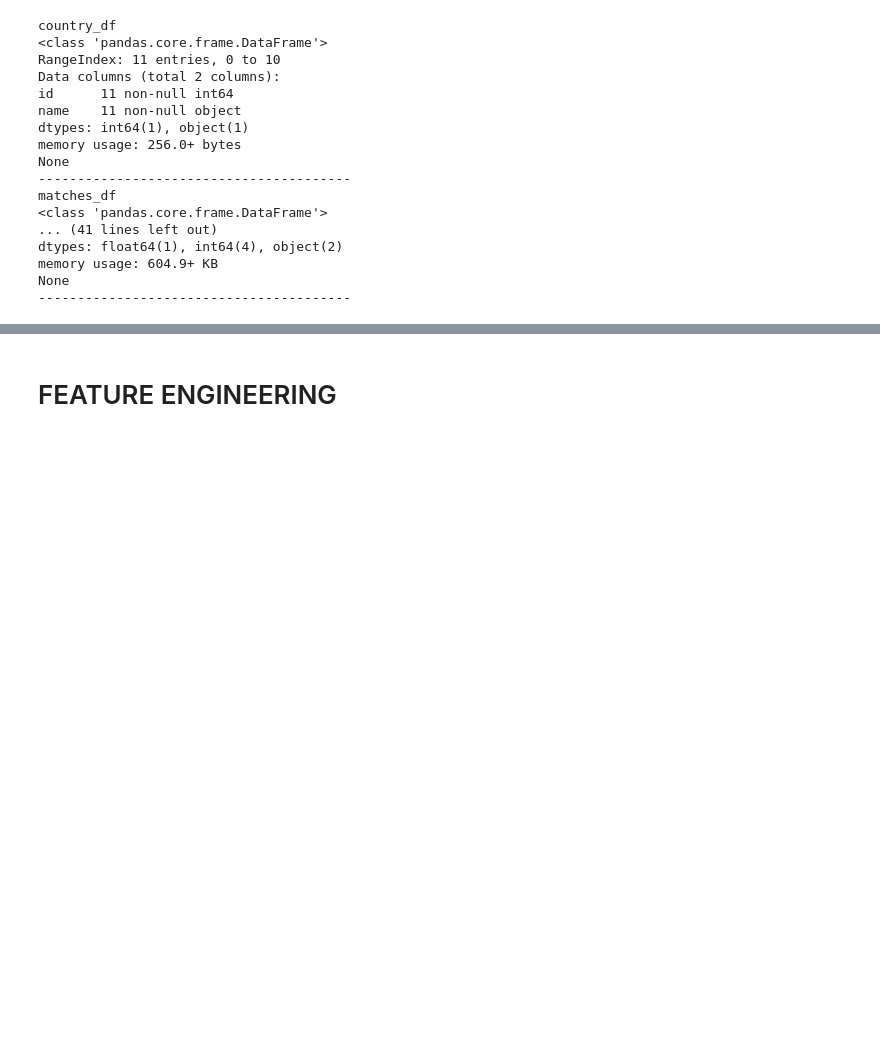
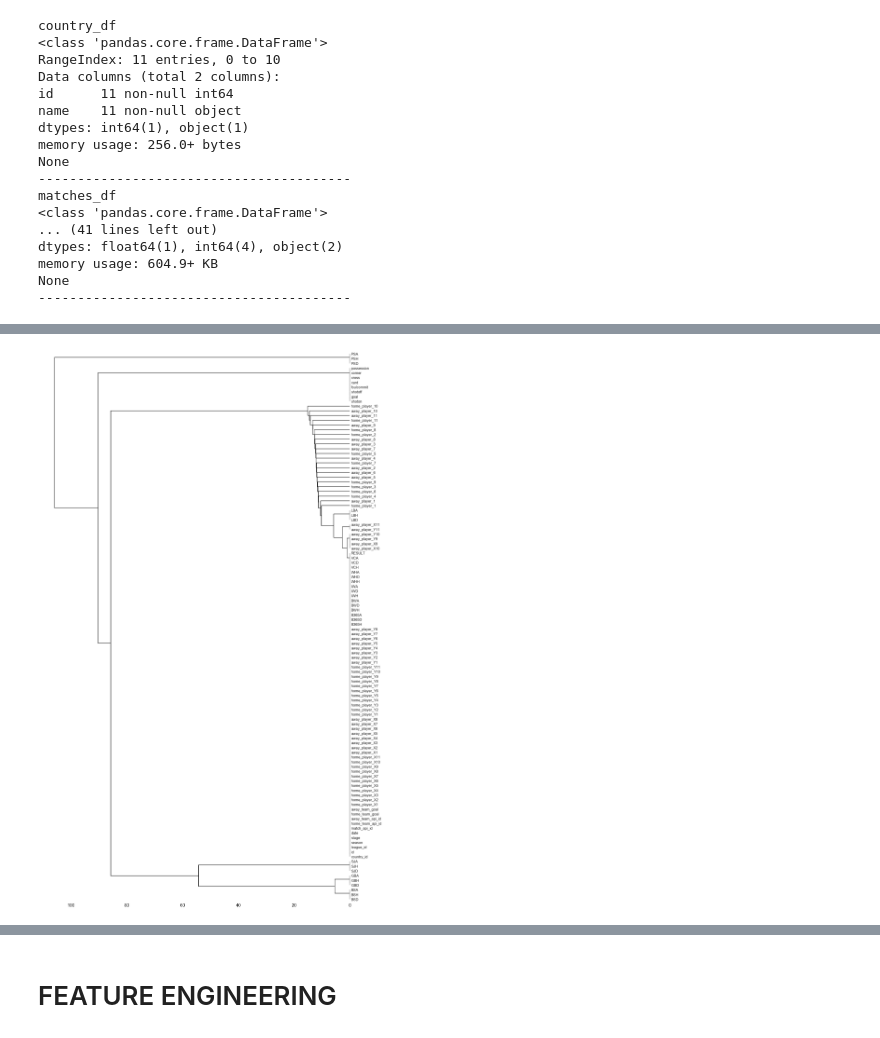
Before and after one commit to jo9k/SoccerAnalysis, a Jupyter notebook: SoccerAnalysis.ipynb, the cells around one changed output, grey strips where cells are left out. Saved outputs shown, nothing was run; the diff lists cells and outputs as text; code cells hidden in the pictures; blank space fills up the shorter version.

```diff
--- a/SoccerAnalysis.ipynb
+++ b/SoccerAnalysis.ipynb
@@ -68,0 +89,4 @@ None
+# %%
+msno.dendrogram(matches_df)
+# %% [output]
+[figure, added]
```
Also changed, not shown: parts of 25 cells of this notebook, 2 other files.
